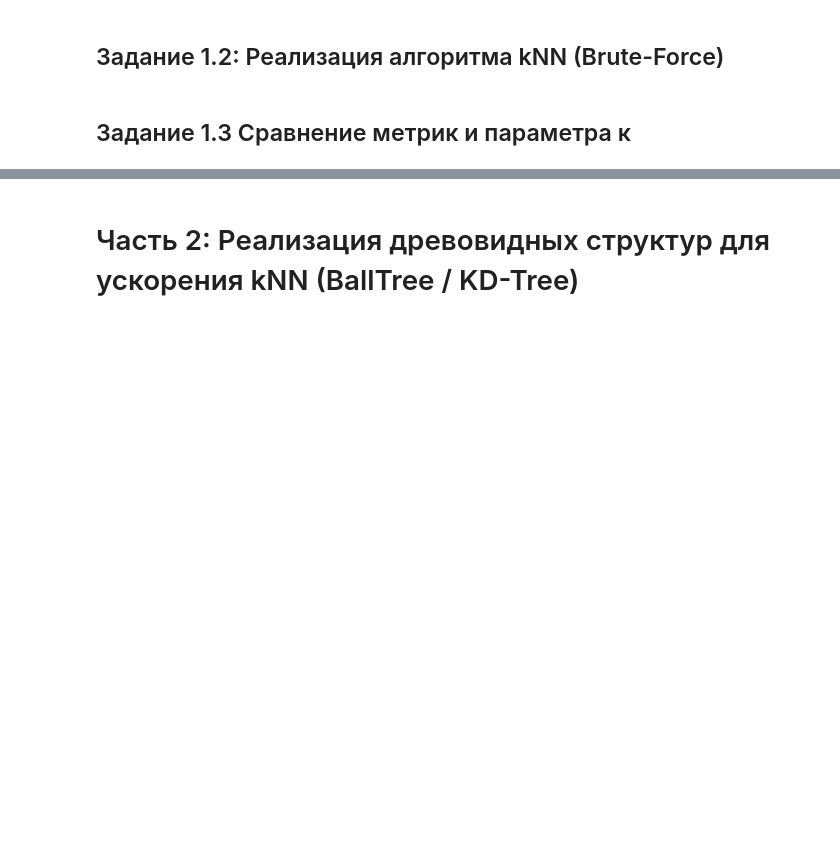
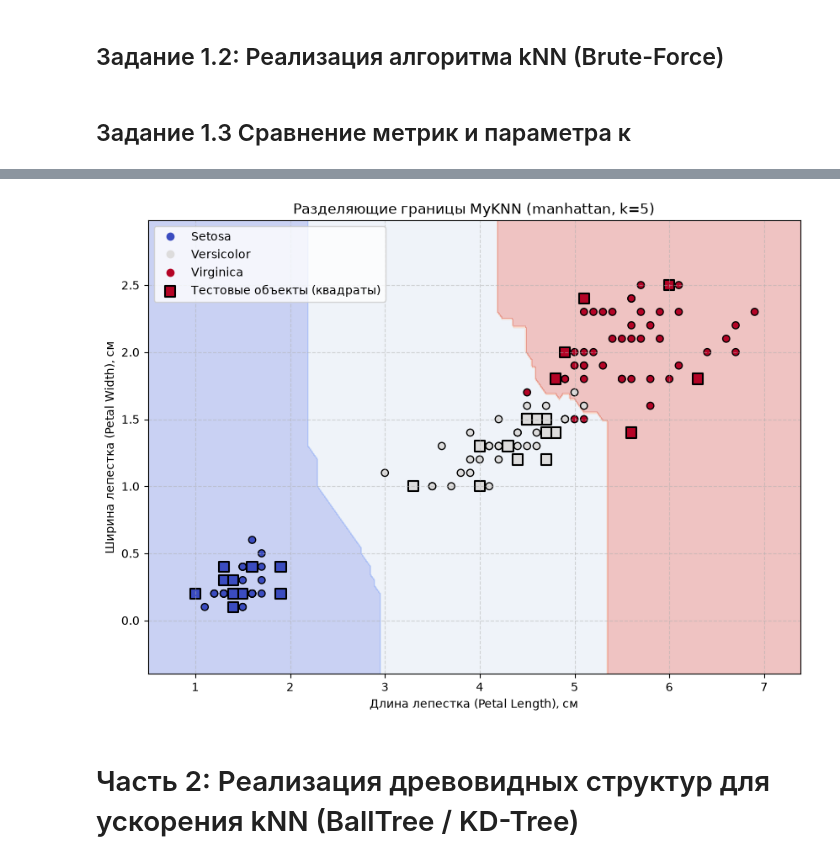
Before and after one commit to NEZHENSHEN/ML_LAB1, a Jupyter notebook: lab1.ipynb, the cells around one changed output, grey strips where cells are left out. Cells and saved outputs as stored; diff of their text form; code cells hidden in the pictures; blank space fills up the shorter version.

```diff
--- a/lab1.ipynb
+++ b/lab1.ipynb
@@ -12,8 +12,9 @@ from sklearn.preprocessing import LabelBinarizer
 from sklearn.metrics import accuracy_score, precision_score, recall_score, roc_auc_score
 import time
 import heapq
-from sklearn.naive_bayes import MultinomialNB
+from sklearn.naive_bayes import MultinomialNB, ComplementNB
 import pandas as pd
+from sklearn.metrics import confusion_matrix as sk_cm
 
 # Метрики расстояния
 def euclidean_distance(a, b):
@@ -22,14 +23,12 @@ def euclidean_distance(a, b):
 def manhattan_distance(a, b):
     return np.sum(np.abs(a - b), axis=1)
 
-def cosine_distance(a, b):
-    a = np.atleast_2d(a)
+def cosine_distance (a, b):
+    dot = np.dot(a, b)
     norm_a = np.linalg.norm(a, axis=1)
     norm_b = np.linalg.norm(b)
-    sim = np.zeros(len(a))
-    ok = (norm_a != 0) & (norm_b != 0)
-    sim[ok] = (a[ok] @ b) / (norm_a[ok] * norm_b)
-    return 1 - sim
+    similarity = dot / (norm_a * norm_b + 1e-8)
+    return 1 - similarity
 # %% [markdown]
 ## Задание 1.2: Реализация алгоритма kNN (Brute-Force)
 # %%
@@ -59,21 +58,72 @@ class MyKNN:
 # %% [markdown]
 ## Задание 1.3 Сравнение метрик и параметра к
 # %%
-#X1 - Обуч
+# обучение
 X1, y1 = load_iris(return_X_y=True, as_frame=False)
-#print(f"X1: {X1} |  y1: {y1}")
-X1_train, X1_test, y1_train, y1_test = train_test_split(X1, y1, test_size=0.2 ,random_state=0)
-print(f"X1_train: {X1_train} | X1_test: {X1_test} | y1_train {y1_train} | y1_test {y1_test}")
-knn_clf = MyKNN()
+# X1_test - dataset, X1_train - train set, y1_test - right answers, y1_train - right answers for model
+X1_train, X1_test, y1_train, y1_test = train_test_split(X1, y1, test_size=0.2, random_state=0)
+knn_clf = MyKNN() # K nearest neighbors classificator
 knn_clf.fit(X1_train, y1_train)
-knn_clf_pred_res = knn_clf.predict(X1_test, 3)
+knn_clf_pred_res = knn_clf.predict(X1_test, 5, 'cosine')
 print(f"Pred - {knn_clf_pred_res}")
 print(f"Test - {y1_test}")
-#Мерика качества
+# метрики качества
 accuracy = accuracy_score(y1_test, knn_clf_pred_res)
-print(f"Accuracy - {accuracy}")
+print(f"Accuracy: {accuracy:.2f}")
 precision = precision_score(y1_test, knn_clf_pred_res, average=None)
-print(f"Precision(macro) - {precision}")
+print(f"Precision: {precision}")
 recall = recall_score(y1_test, knn_clf_pred_res, average=None)
-print(f"Recall(macro) - {recall}")
+print(f"Recall: {recall}")
+
+# 1. Отбираем только нужные признаки: Petal Length (индекс 2) и Petal Width (индекс 3)
+# В датасете Iris порядок признаков: sepal length, sepal width, petal length, petal width
+X_pairs = X1[:, [2, 3]]
+
+# Разделяем на train/test с теми же параметрами
+X_train_p, X_test_p, y_train_p, y_test_p = train_test_split(
+    X_pairs, y1, test_size=0.2, random_state=0
+)
+
+# Обучаем модель MyKNN на двух признаках
+knn_best = MyKNN()
+knn_best.fit(X_train_p, y_train_p)
+
+# Параметры лучшей модели из таблицы
+BEST_K = 5
+BEST_METRIC = 'manhattan' # или 'cosine'
+
+# 2. Создаем сетку точек для отображения разделяющих границ
+x_min, x_max = X_pairs[:, 0].min() - 0.5, X_pairs[:, 0].max() + 0.5
+y_min, y_max = X_pairs[:, 1].min() - 0.5, X_pairs[:, 1].max() + 0.5
+xx, yy = np.meshgrid(np.arange(x_min, x_max, 0.02),
+                     np.arange(y_min, y_max, 0.02))
+
+# Предсказываем класс для каждой точки сетки
+grid_points = np.c_[xx.ravel(), yy.ravel()]
+Z = knn_best.predict(grid_points, k=BEST_K, metric=BEST_METRIC)
+Z = Z.reshape(xx.shape)
+
+# 3. Рисуем график
+plt.figure(figsize=(10, 7))
+
+# Заливка фона
+plt.contourf(xx, yy, Z, alpha=0.3, cmap=plt.cm.coolwarm)
+
+# Отображаем обучающую выборку
+scatter_train = plt.scatter(X_train_p[:, 0], X_train_p[:, 1], c=y_train_p,
+                            cmap=plt.cm.coolwarm, edgecolors='k', label='Обучающая выборка')
+
+# Выделяем тестовую выборку
+scatter_test = plt.scatter(X_test_p[:, 0], X_test_p[:, 1], c=y_test_p,
+                           cmap=plt.cm.coolwarm, marker='s', s=80, edgecolors='black', linewidths=1.5, label='Тестовая выборка')
+
+# Оформление графика
+plt.xlabel('Длина лепестка (Petal Length), см')
+plt.ylabel('Ширина лепестка (Petal Width), см')
+plt.title(f'Разделяющие границы MyKNN ({BEST_METRIC}, k={BEST_K})')
+plt.legend(handles=scatter_train.legend_elements()[0] + [scatter_test],
+           labels=['Setosa', 'Versicolor', 'Virginica', 'Тестовые объекты (квадраты)'])
+plt.grid(True, linestyle='--', alpha=0.5)
+
+plt.show()
 # %% [output]
@@ -97,3 +135,4 @@ Recall(macro) - [1.         0.92307692 1.        ]
+[figure, added]
 # %% [markdown]
 # Часть 2: Реализация древовидных структур для ускорения kNN (BallTree / KD-Tree)
 # %% [markdown]
```
Also changed, not shown: parts of 8 cells of this notebook.
